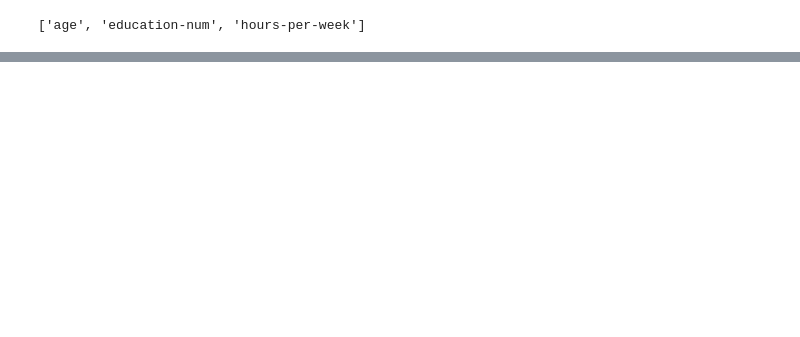
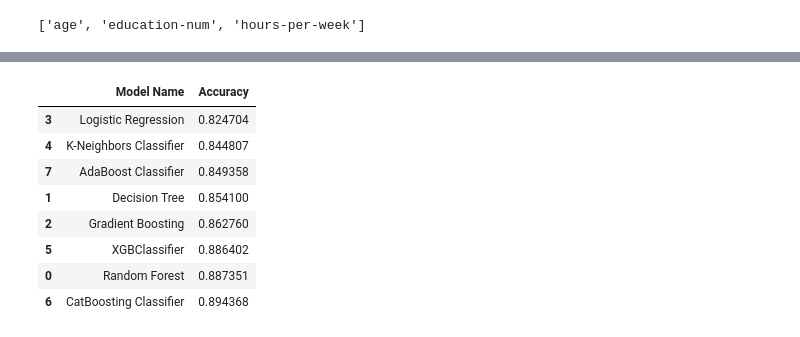
Before and after one commit to wiznikvibe/income_classifier, a Jupyter notebook: notebook/data_analysis.ipynb, the cells around one changed output, grey strips where cells are left out. Cells and saved outputs as stored; diff of their text form; code cells hidden in the pictures; blank space fills up the shorter version.

```diff
--- a/notebook/data_analysis.ipynb
+++ b/notebook/data_analysis.ipynb
@@ -682,0 +754,12 @@ report_simple_imputer
+# %%
+report_simple_imputer
+# %% [output]
+|  | Model Name | Accuracy |
+| 3 | Logistic Regression | 0.824704 |
+| 4 | K-Neighbors Classifier | 0.844807 |
+| 7 | AdaBoost Classifier | 0.849358 |
+| 1 | Decision Tree | 0.854100 |
+| 2 | Gradient Boosting | 0.862760 |
+| 5 | XGBClassifier | 0.886402 |
+| 0 | Random Forest | 0.887351 |
+| 6 | CatBoosting Classifier | 0.894368 |
```
Also changed, not shown: parts of 25 cells of this notebook, 4 other files.
